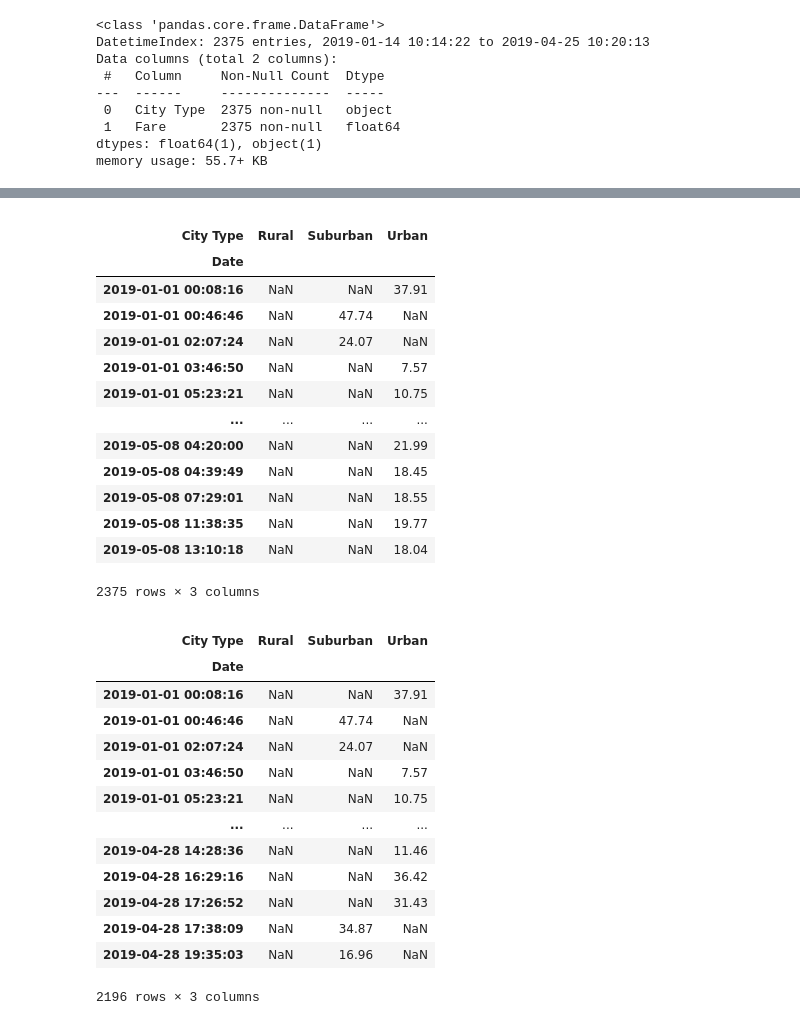
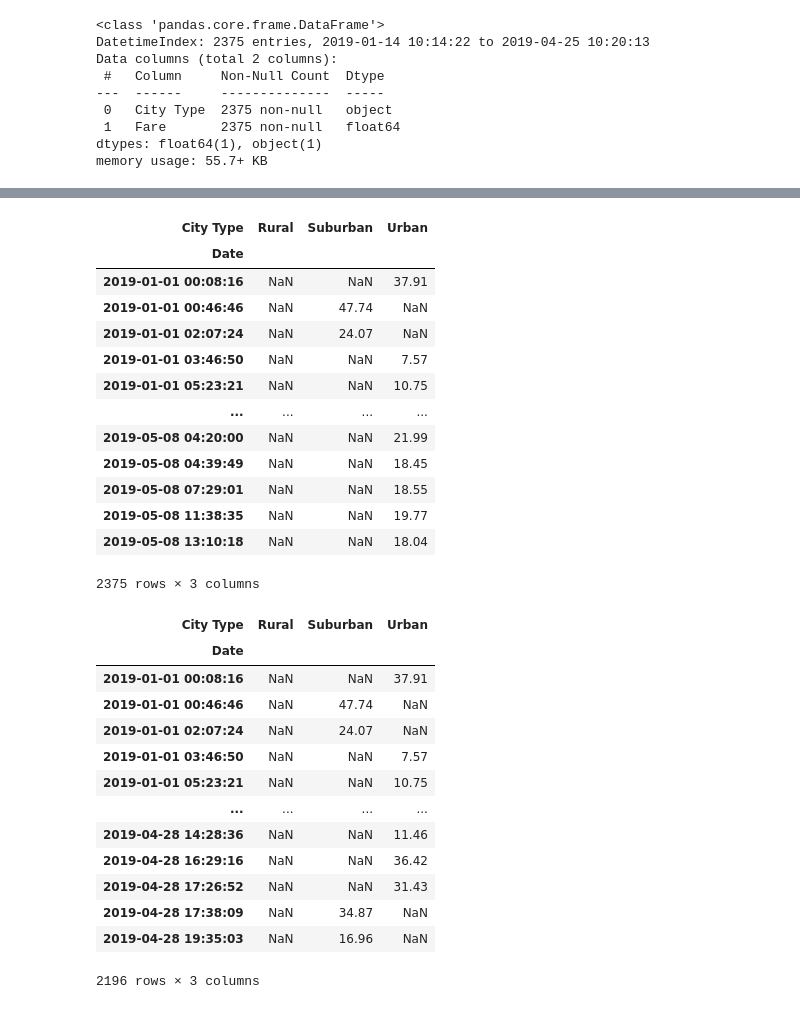
Before and after one commit to adamskel78/PyBer_Analysis, a Jupyter notebook: PyBer_Challenge.ipynb, the cells around one changed output, grey strips where cells are left out. Drawn from its saved outputs; the diff is of its cells as text; code cells hidden in the pictures.

```diff
--- a/PyBer_Challenge.ipynb
+++ b/PyBer_Challenge.ipynb
@@ -399,7 +399,7 @@ dtypes: float64(1), object(1)
 memory usage: 55.7+ KB
 # %%
 #Calculate the sum of the fares by city type
-city_fares_sum = pyber_plot_df.groupby(['Date', 'City Type']).sum()
+city_fares_sum = pyber_plot_df.groupby(['City Type', 'Date']).sum()
 city_fares_sum
 # %% [output]
 |  |  | Fare |
@@ -418,6 +418,6 @@ city_fares_sum
 2375 rows × 1 columns
 # %%
 # Remove the fares column name
-city_fares_sum = city_fares_sum.rename(columns={'Fare': ''})
+city_fares_sum = city_fares_sum.reset_index()
 city_fares_sum
 # %% [output]
@@ -438,9 +437,8 @@ city_fares_sum
 # %%
 # Creat DataFram into a pivot table
-pyber_plot_df_final = city_fares_sum.pivot_table(index = "Date", columns=["City Type"])
+pyber_plot_df_final = city_fares_sum.pivot_table(index = "Date", columns=["City Type"])["Fare"]
 pyber_plot_df_final
 # %% [output]
-|  |  |  |  |
 | City Type | Rural | Suburban | Urban |
 | Date |  |  |  |
 | 2019-01-01 00:08:16 | NaN | NaN | 37.91 |
@@ -460,7 +458,6 @@ pyber_plot_df_final
 pyber_loc_df = pyber_plot_df_final.loc['2019-01-01':'2019-04-28']
 pyber_loc_df
 # %% [output]
-|  |  |  |  |
 | City Type | Rural | Suburban | Urban |
 | Date |  |  |  |
 | 2019-01-01 00:08:16 | NaN | NaN | 37.91 |
```
Also changed, not shown: parts of 5 cells of this notebook, 2 other files.
